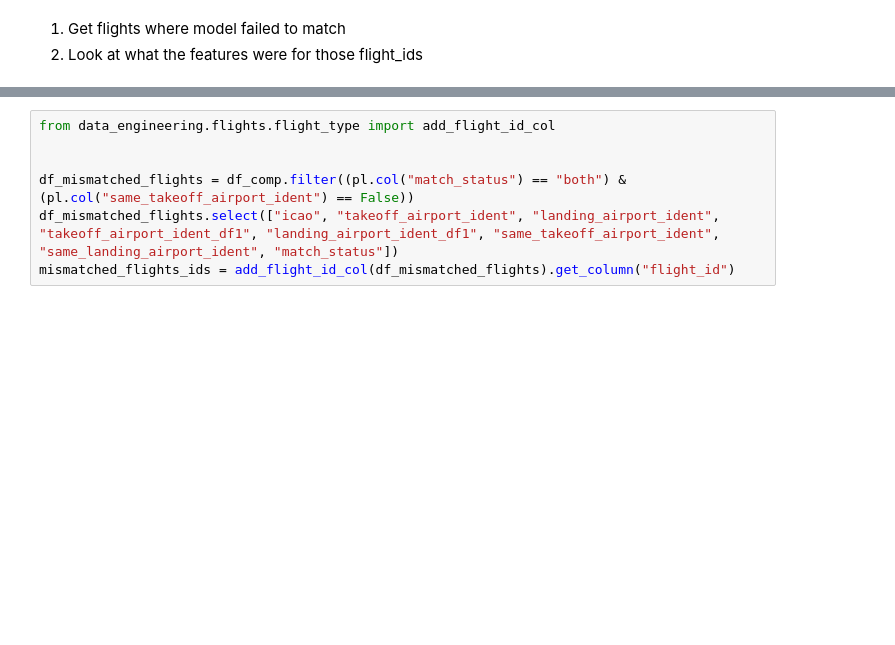
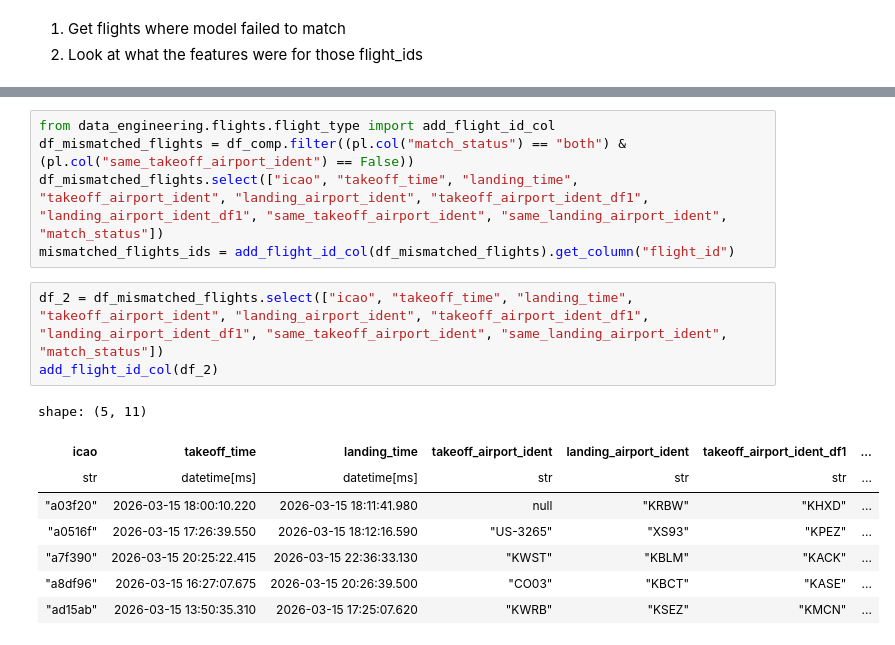
Before and after one commit to PlaneQuery/planequery-data, a Jupyter notebook: notebooks/flights_ai_model_airport/model_introspection.ipynb, the cells around one changed output, grey strips where cells are left out. Drawn from its saved outputs; the diff is of its cells as text; blank space fills up the shorter version.

```diff
--- a/notebooks/flights_ai_model_airport/model_introspection.ipynb
+++ b/notebooks/flights_ai_model_airport/model_introspection.ipynb
@@ -46,7 +46,17 @@ Stats CSV saved to /Volumes/T2-SSD/planequery/data/experiments/comparison/2026-0
 # %%
 from data_engineering.flights.flight_type import add_flight_id_col
-
-
 df_mismatched_flights = df_comp.filter((pl.col("match_status") == "both") & (pl.col("same_takeoff_airport_ident") == False))
-df_mismatched_flights.select(["icao", "takeoff_airport_ident", "landing_airport_ident", "takeoff_airport_ident_df1", "landing_airport_ident_df1", "same_takeoff_airport_ident", "same_landing_airport_ident", "match_status"])
+df_mismatched_flights.select(["icao", "takeoff_time", "landing_time", "takeoff_airport_ident", "landing_airport_ident", "takeoff_airport_ident_df1", "landing_airport_ident_df1", "same_takeoff_airport_ident", "same_landing_airport_ident", "match_status"])
 mismatched_flights_ids = add_flight_id_col(df_mismatched_flights).get_column("flight_id")
+# %%
+df_2 = df_mismatched_flights.select(["icao", "takeoff_time", "landing_time", "takeoff_airport_ident", "landing_airport_ident", "takeoff_airport_ident_df1", "landing_airport_ident_df1", "same_takeoff_airport_ident", "same_landing_airport_ident", "match_status"])
+add_flight_id_col(df_2)
+# %% [output]
+shape: (5, 11)
+| icao | takeoff_time | landing_time | takeoff_airport_ident | landing_airport_ident | takeoff_airport_ident_df1 | ... |
+| str | datetime[ms] | datetime[ms] | str | str | str | ... |
+| "a03f20" | 2026-03-15 18:00:10.220 | 2026-03-15 18:11:41.980 | null | "KRBW" | "KHXD" | ... |
+| "a0516f" | 2026-03-15 17:26:39.550 | 2026-03-15 18:12:16.590 | "US-3265" | "XS93" | "KPEZ" | ... |
+| "a7f390" | 2026-03-15 20:25:22.415 | 2026-03-15 22:36:33.130 | "KWST" | "KBLM" | "KACK" | ... |
+| "a8df96" | 2026-03-15 16:27:07.675 | 2026-03-15 20:26:39.500 | "CO03" | "KBCT" | "KASE" | ... |
+| "ad15ab" | 2026-03-15 13:50:35.310 | 2026-03-15 17:25:07.620 | "KWRB" | "KSEZ" | "KMCN" | ... |
```
Also changed, not shown: parts of 5 cells of this notebook, 2 other files.
